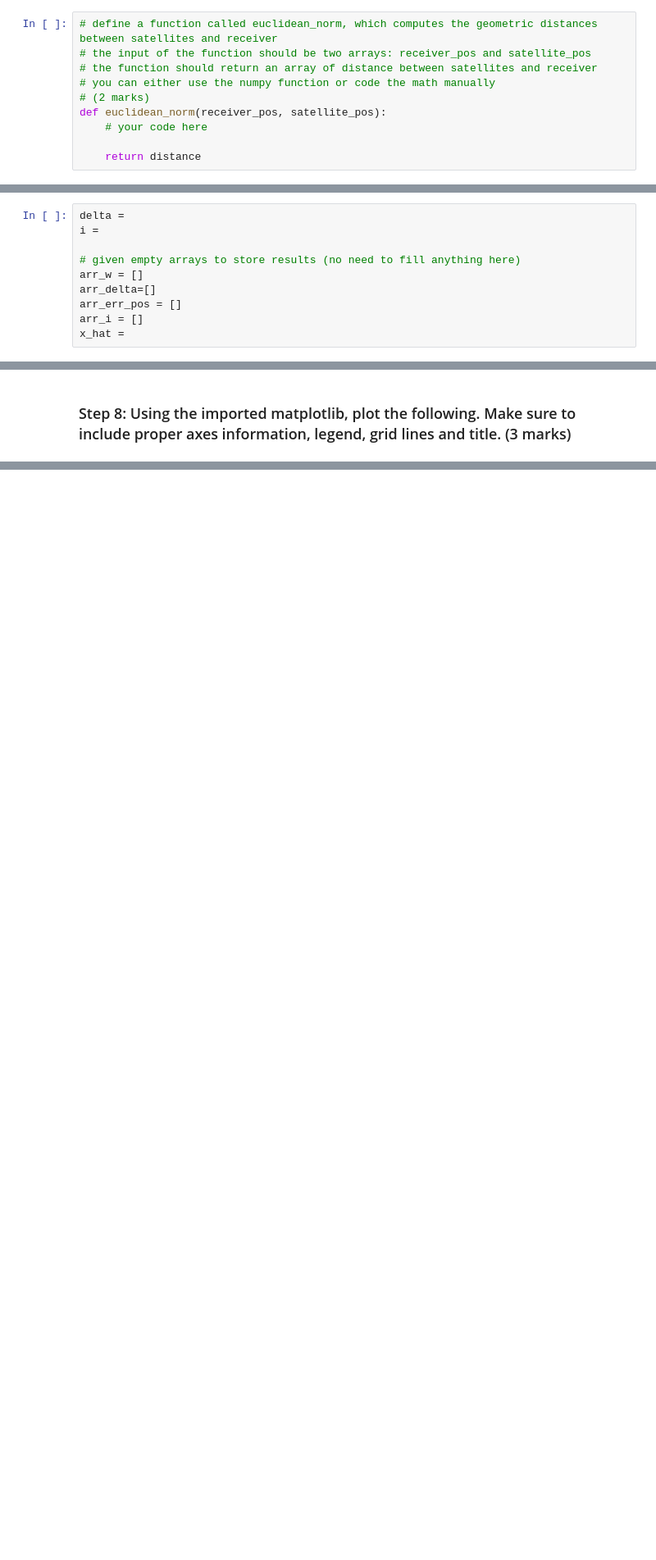
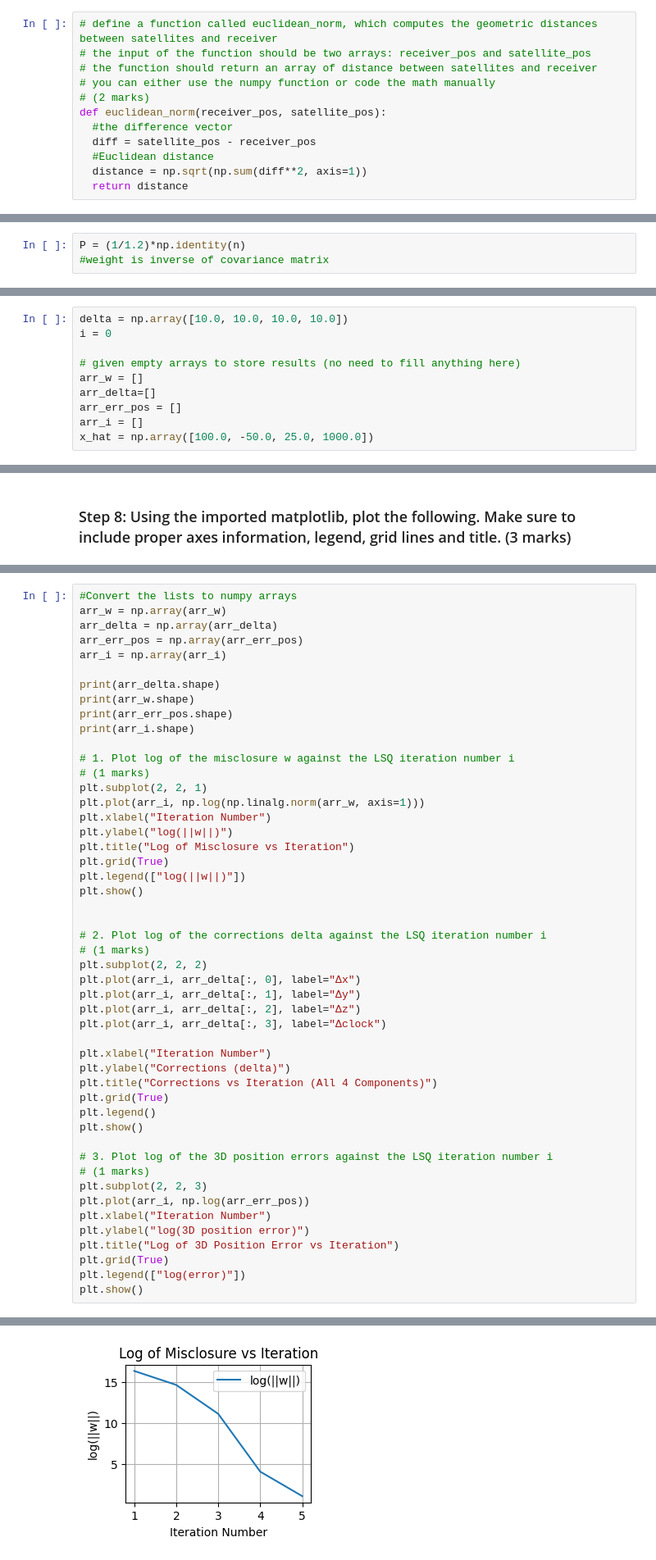
Before and after one commit to sethulakshmi-nair/ENGG680_2025_Fall, a Jupyter notebook: Assignment 2/Assignment2_Upload.ipynb, the cells around one changed output, grey strips where cells are left out. Shown at 82% size. Drawn from its saved outputs; the diff is of its cells as text; blank space fills up the shorter version.

```diff
--- a/Assignment 2/Assignment2_Upload.ipynb
+++ b/Assignment 2/Assignment2_Upload.ipynb
@@ -74,9 +74,11 @@ GroundTruth=np.array([-1633489.37967725,	-3651627.18250363,	4952481.61954918])
 # you can either use the numpy function or code the math manually
 # (2 marks)
 def euclidean_norm(receiver_pos, satellite_pos):
-    # your code here
-
-    return distance
+  #the difference vector
+  diff = satellite_pos - receiver_pos
+  #Euclidean distance
+  distance = np.sqrt(np.sum(diff**2, axis=1))
+  return distance
 # %% [markdown]
 ## **Non-linear LSE (15 Marks)**
 # %% [markdown]
@@ -86,2 +86,5 @@ P =
+# %%
+P = (1/1.2)*np.identity(n)
+#weight is inverse of covariance matrix
 # %% [markdown]
 ### Step 2: set the initial states as [100.0, -50.0, 25.0, 1000.0] (0.5 mark)
@@ -90,15 +93,15 @@ x_0 =
 # %% [markdown]
 ### Step 3: initialize the corrections array as 10s, iteration loop counter i as zero and related arrays (1 mark)
 # %%
-delta =
-i =
+delta = np.array([10.0, 10.0, 10.0, 10.0])
+i = 0
 
 # given empty arrays to store results (no need to fill anything here)
 arr_w = []
 arr_delta=[]
 arr_err_pos = []
 arr_i = []
-x_hat =
+x_hat = np.array([100.0, -50.0, 25.0, 1000.0])
 # %% [markdown]
 ### Step 4: define a function named design_matrix which computes the design matrix A of this LSE problem (3 mark)
 
@@ -265,0 +326,50 @@ Print:
+# %%
+#Convert the lists to numpy arrays
+arr_w = np.array(arr_w)
+arr_delta = np.array(arr_delta)
+arr_err_pos = np.array(arr_err_pos)
+arr_i = np.array(arr_i)
+
+print(arr_delta.shape)
+print(arr_w.shape)
+print(arr_err_pos.shape)
+print(arr_i.shape)
+
+# 1. Plot log of the misclosure w against the LSQ iteration number i
+# (1 marks)
+plt.subplot(2, 2, 1)
+plt.plot(arr_i, np.log(np.linalg.norm(arr_w, axis=1)))
+plt.xlabel("Iteration Number")
+plt.ylabel("log(||w||)")
+plt.title("Log of Misclosure vs Iteration")
+plt.grid(True)
+plt.legend(["log(||w||)"])
+plt.show()
+
+
+# 2. Plot log of the corrections delta against the LSQ iteration number i
+# (1 marks)
+plt.subplot(2, 2, 2)
+plt.plot(arr_i, arr_delta[:, 0], label="Δx")
+plt.plot(arr_i, arr_delta[:, 1], label="Δy")
+plt.plot(arr_i, arr_delta[:, 2], label="Δz")
+plt.plot(arr_i, arr_delta[:, 3], label="Δclock")
+
+plt.xlabel("Iteration Number")
+plt.ylabel("Corrections (delta)")
+plt.title("Corrections vs Iteration (All 4 Components)")
+plt.grid(True)
+plt.legend()
+plt.show()
+
+# 3. Plot log of the 3D position errors against the LSQ iteration number i
+# (1 marks)
+plt.subplot(2, 2, 3)
+plt.plot(arr_i, np.log(arr_err_pos))
+plt.xlabel("Iteration Number")
+plt.ylabel("log(3D position error)")
+plt.title("Log of 3D Position Error vs Iteration")
+plt.grid(True)
+plt.legend(["log(error)"])
+plt.show()
+# %% [output]
@@ -265,0 +380 @@ Print:
+[figure, added]
```
Also changed, not shown: parts of 36 cells of this notebook.
